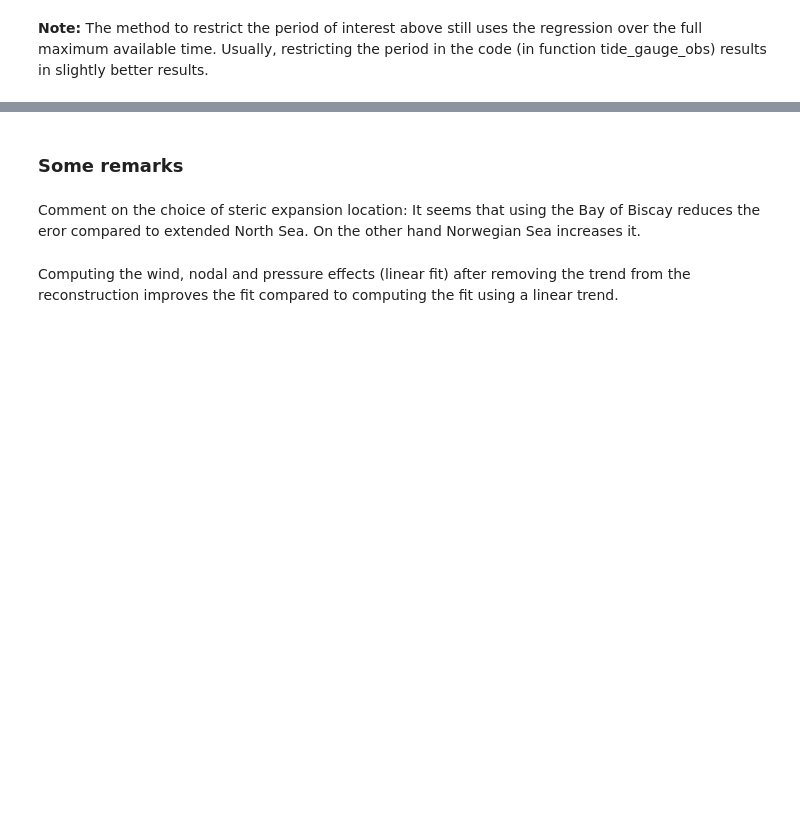
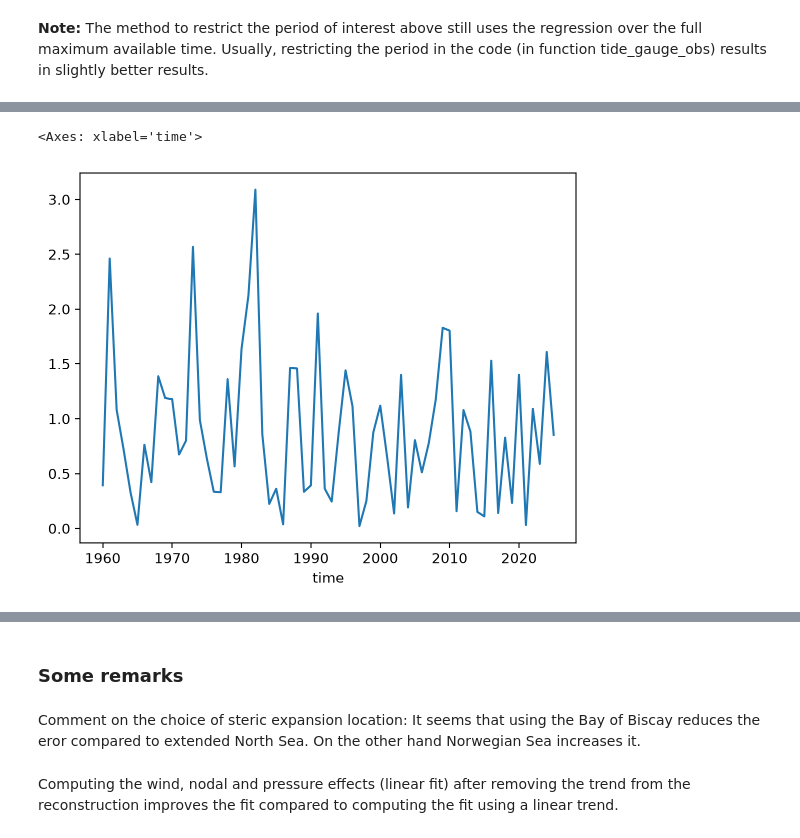
Before and after one commit to dlebars/SLBudget, a Jupyter notebook: notebooks/Budget.ipynb, the cells around one changed output, grey strips where cells are left out. Drawn from its saved outputs; the diff is of its cells as text; code cells hidden in the pictures; blank space fills up the shorter version.

```diff
--- a/notebooks/Budget.ipynb
+++ b/notebooks/Budget.ipynb
@@ -173,0 +200,5 @@ diff.plot()
+# %%
+np.sqrt(diff**2).plot()
+# %% [output]
+<Axes: xlabel='time'>
+[figure, added]
```
Also changed, not shown: parts of 11 cells of this notebook, 2 other files.
